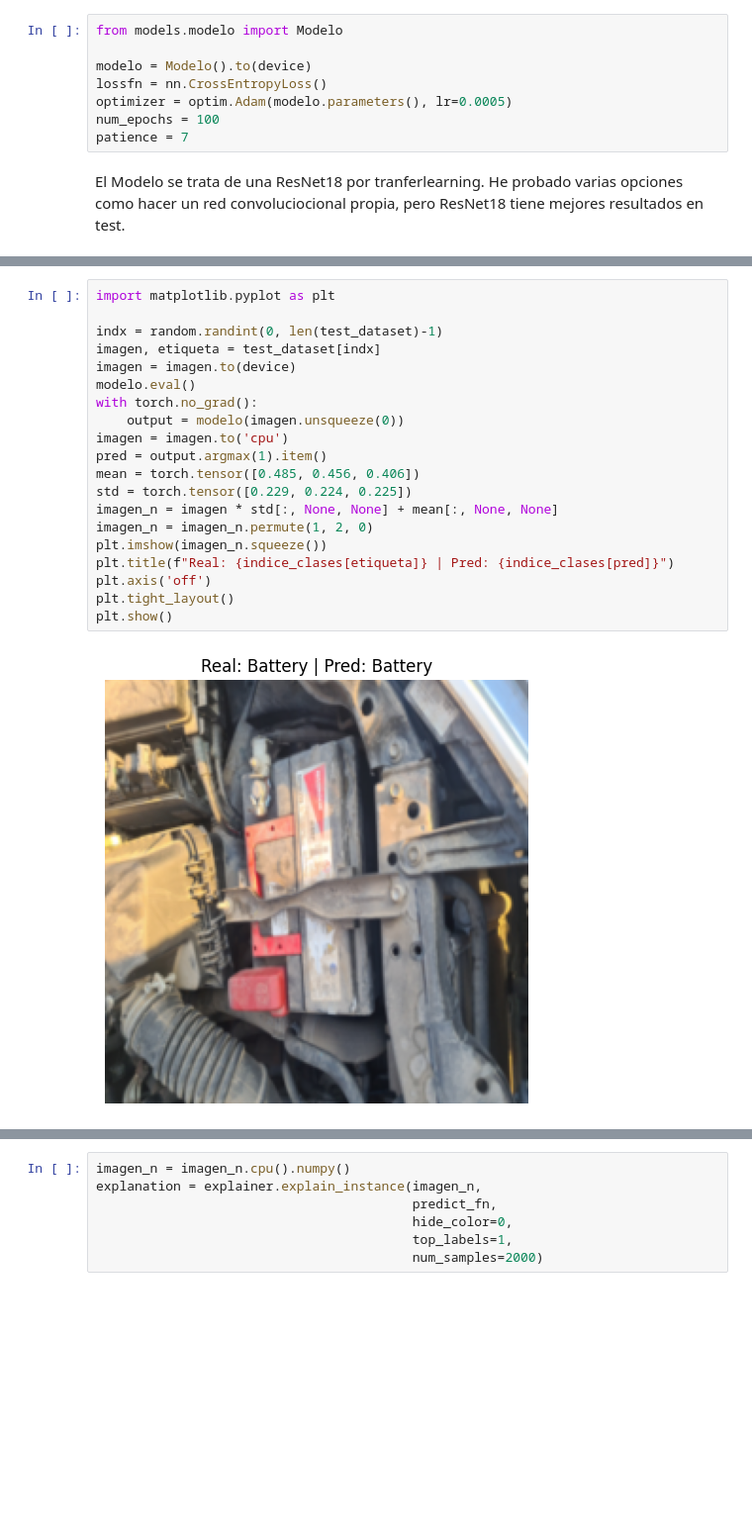
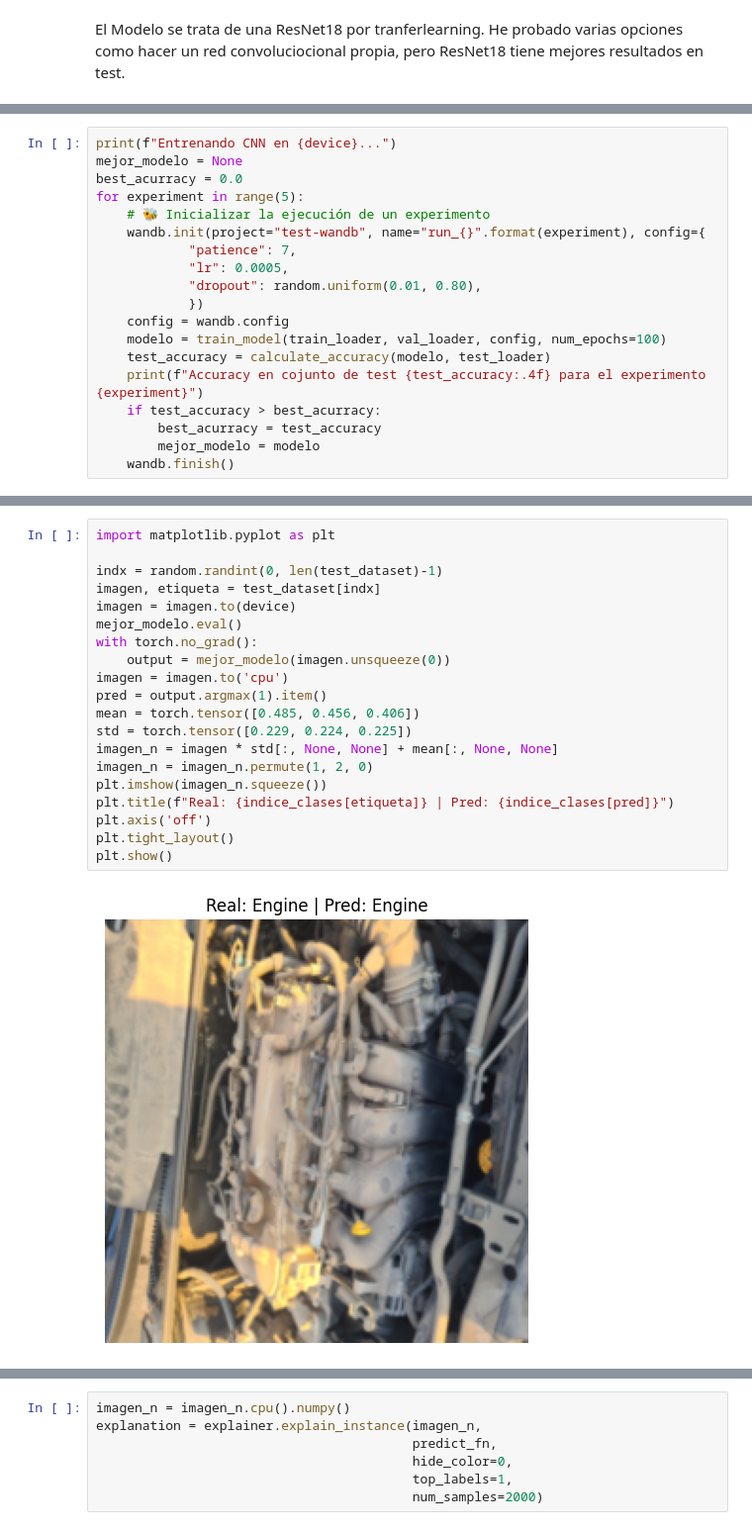
Before and after one commit to MateoJian/Corolla-Classifier, a Jupyter notebook: notebooks/01_Entrenamiento_y_Evaluacion.ipynb, the cells around one changed output, grey strips where cells are left out. Shown at 99% size. Saved outputs shown, nothing was run; the diff lists cells and outputs as text; blank space fills up the shorter version.

Commit message:
Añadidos experimentos wandb

```diff
--- a/notebooks/01_Entrenamiento_y_Evaluacion.ipynb
+++ b/notebooks/01_Entrenamiento_y_Evaluacion.ipynb
@@ -62,14 +62,6 @@ train_dataset, val_dataset, test_dataset = torch.utils.data.random_split(dataset
 train_loader = DataLoader(train_dataset, batch_size=64, shuffle=True, num_workers=4, pin_memory=True, prefetch_factor=2, persistent_workers=True)
 val_loader = DataLoader(val_dataset, batch_size=64, shuffle=False, num_workers=4, pin_memory=True, prefetch_factor=2, persistent_workers=True)
 test_loader = DataLoader(test_dataset, batch_size=64, shuffle=False, num_workers=4, pin_memory=True, prefetch_factor=2, persistent_workers=True)
-# %%
-from models.modelo import Modelo
-
-modelo = Modelo().to(device)
-lossfn = nn.CrossEntropyLoss()
-optimizer = optim.Adam(modelo.parameters(), lr=0.0005)
-num_epochs = 100
-patience = 7
 # %% [markdown]
 El Modelo se trata de una ResNet18 por tranferlearning. He probado varias opciones como hacer un red convoluciocional propia, pero ResNet18 tiene mejores resultados en test.
 # %%
@@ -173,0 +158,19 @@ Accuracy en cojunto de test 0.9632
+# %%
+print(f"Entrenando CNN en {device}...")
+mejor_modelo = None
+best_acurracy = 0.0
+for experiment in range(5):
+    # 🐝 Inicializar la ejecución de un experimento
+    wandb.init(project="test-wandb", name="run_{}".format(experiment), config={
+            "patience": 7,
+            "lr": 0.0005,
+            "dropout": random.uniform(0.01, 0.80),
+            })
+    config = wandb.config
+    modelo = train_model(train_loader, val_loader, config, num_epochs=100)
+    test_accuracy = calculate_accuracy(modelo, test_loader)
+    print(f"Accuracy en cojunto de test {test_accuracy:.4f} para el experimento {experiment}")
+    if test_accuracy > best_acurracy:
+        best_acurracy = test_accuracy
+        mejor_modelo = modelo
+    wandb.finish()
@@ -180,25 +213,25 @@ Modelo guardado en ../models/modelo_corolla.pth
 # %%
 import matplotlib.pyplot as plt
 
 indx = random.randint(0, len(test_dataset)-1)
 imagen, etiqueta = test_dataset[indx]
 imagen = imagen.to(device)
-modelo.eval()
+mejor_modelo.eval()
 with torch.no_grad():
-    output = modelo(imagen.unsqueeze(0))
+    output = mejor_modelo(imagen.unsqueeze(0))
 imagen = imagen.to('cpu')
 pred = output.argmax(1).item()
 mean = torch.tensor([0.485, 0.456, 0.406])
 std = torch.tensor([0.229, 0.224, 0.225])
 imagen_n = imagen * std[:, None, None] + mean[:, None, None]
 imagen_n = imagen_n.permute(1, 2, 0)
 plt.imshow(imagen_n.squeeze())
 plt.title(f"Real: {indice_clases[etiqueta]} | Pred: {indice_clases[pred]}")
 plt.axis('off')
 plt.tight_layout()
 plt.show()
 # %% [output]
-[figure, old version]
+[figure, new version]
 # %%
 from lime import lime_image
 
```
Also changed, not shown: parts of 12 cells of this notebook, 28 other files.
